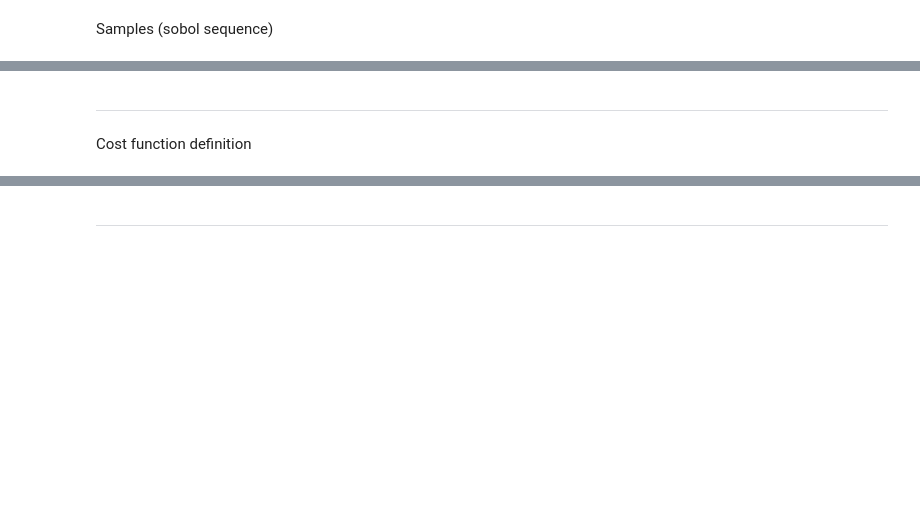
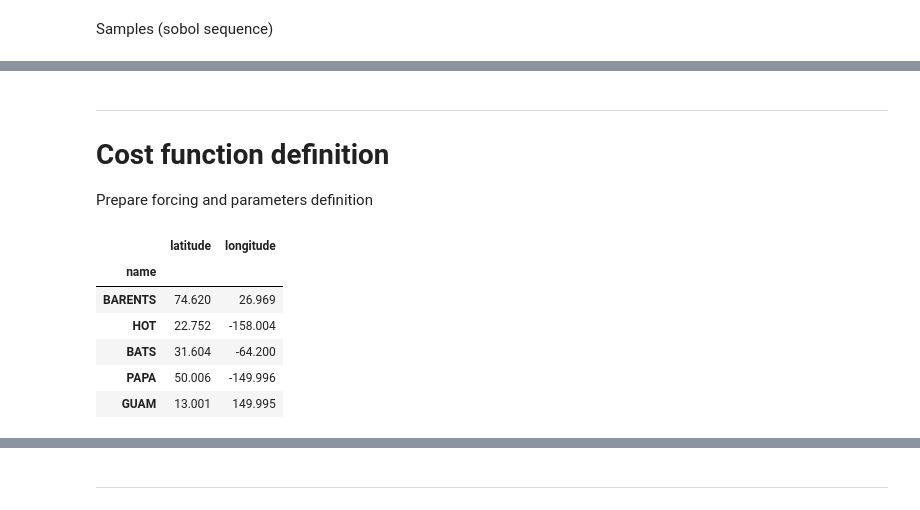
Before and after one commit to Ash12H/Seapopym-optimization, a Jupyter notebook: notebooks/2_Sensibility/3_sobol_cost_function_computation.ipynb, the cells around one changed output, grey strips where cells are left out. Saved outputs shown, nothing was run; the diff lists cells and outputs as text; code cells hidden in the pictures; blank space fills up the shorter version.

```diff
--- a/notebooks/2_Sensibility/3_sobol_cost_function_computation.ipynb
+++ b/notebooks/2_Sensibility/3_sobol_cost_function_computation.ipynb
@@ -27,4 +58,6 @@ output_sobol_index
 # %% [markdown]
 ---
 
-Cost function definition
+# Cost function definition
+
+Prepare forcing and parameters definition
@@ -30,0 +68,12 @@ Cost function definition
+# %%
+stations_locations = pd.read_json("../1_data_processing/1_3_Sensibility/stations_locations.json")
+stations_locations = stations_locations.set_index("name")
+stations_locations
+# %% [output]
+|  | latitude | longitude |
+| name |  |  |
+| BARENTS | 74.620 | 26.969 |
+| HOT | 22.752 | -158.004 |
+| BATS | 31.604 | -64.200 |
+| PAPA | 50.006 | -149.996 |
+| GUAM | 13.001 | 149.995 |
```
Also changed, not shown: parts of 19 cells of this notebook, 38 other files.
